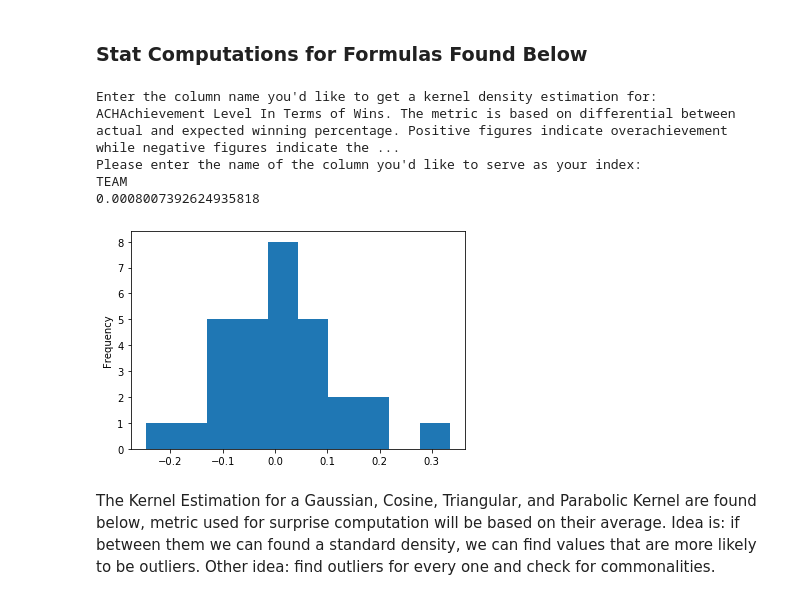
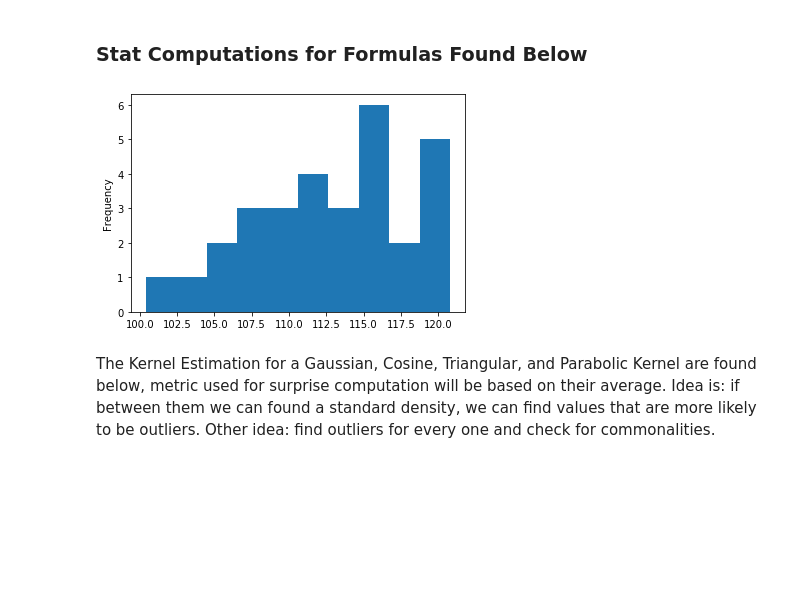
Before and after one commit to gilpasternak35/Likelihood, a Jupyter notebook: likelihood-public.ipynb, the cells around one changed output. Cells and saved outputs as stored; diff of their text form; code cells hidden in the pictures; blank space fills up the shorter version.

```diff
--- a/likelihood-public.ipynb
+++ b/likelihood-public.ipynb
@@ -261,12 +261,15 @@ fig = m.plot_components(fcst)
 # %%
 #obtaining user input
 #https://www.nbastuffer.com/2019-2020-nba-team-stats/
-def inp(default = 1):
-    nam = input()
+def inp(default = 1, default2 = "https://www.nbastuffer.com/2019-2020-nba-team-stats/"):
+    if(default2 != "https://www.nbastuffer.com/2019-2020-nba-team-stats/"):
+        nam = input()
+    else:
+        nam = default2
     frame = pd.read_html(nam)
     first_table = frame[default]
     return first_table
-first_table = inp()
+first_table = inp(1,"input")
 # %% [output]
 https://www.nbastuffer.com/2019-2020-nba-team-stats/
 # %%
@@ -308,35 +298,36 @@ def zMetrics(nums):
 # %%
-#Stuff beyond here focuses on kernel density, it is a work in progress
-print("Enter the column name you'd like to get a kernel density estimation for:")
-
-#Prompting user for input and calculating basic statistics, bandwidth temporarily set to .05
-#For testing purposes
-inp = input()
-stat = first_table.get(inp)
-
+def getParam(default = "PTS/GMPoints Per GameAverage points per game"):
+    #Stuff beyond here focuses on kernel density, it is a work in progress
+    if(default != "PTS/GMPoints Per GameAverage points per game"):
+        print("Enter the column name you'd like to get a kernel density estimation for:")
+        #Prompting user for input and calculating basic statistics, bandwidth temporarily set to .05
+        #For testing purposes
+        inp = input()
+    else:
+        inp = default
+    stat = first_table.get(inp)
+    return stat
+stat = getParam()
 #Index for purpose of making table nicer
-print("Please enter the name of the column you'd like to serve as your index:")
-indx = first_table.get(input())
+def getIndex(indx = "TEAM"):
+    if(indx!="TEAM"):
+        print("Please enter the name of the column you'd like to serve as your index:")
+        indx = first_table.get(input())
+    else:
+        indx = first_table.get(indx)
+    return indx
+indx = getIndex()
 
 #Plotting Data initially
 stat.plot(kind  = "hist")
 avg = stat.mean()
 density = np.array([])
 n = first_table.shape[0]
 dev = np.std(stat)
 
-#Rule of thumb estimator found on wikepedia for now:1.06 *sigma * n^-1/5
-bandwidth = 1.06*dev*(n**-1/5)
-print(bandwidth)
-
 kernelEstimations = pd.DataFrame()
 # %% [output]
-Enter the column name you'd like to get a kernel density estimation for:
-ACHAchievement Level In Terms of Wins. The metric is based on differential between actual and expected winning percentage. Positive figures indicate overachievement while negative figures indicate the ...
-Please enter the name of the column you'd like to serve as your index:
-TEAM
-0.0008007392624935818
-[figure, old version]
+[figure, new version]
 # %% [markdown]
 The Kernel Estimation for a Gaussian, Cosine, Triangular, and Parabolic Kernel are found below, metric used for surprise computation will be based on their average. Idea is: if between them we can found a standard density, we can find values that are more likely to be outliers. Other idea: find outliers for every one and check for commonalities.
 # %% [markdown]
```
Also changed, not shown: parts of 10 cells of this notebook.
